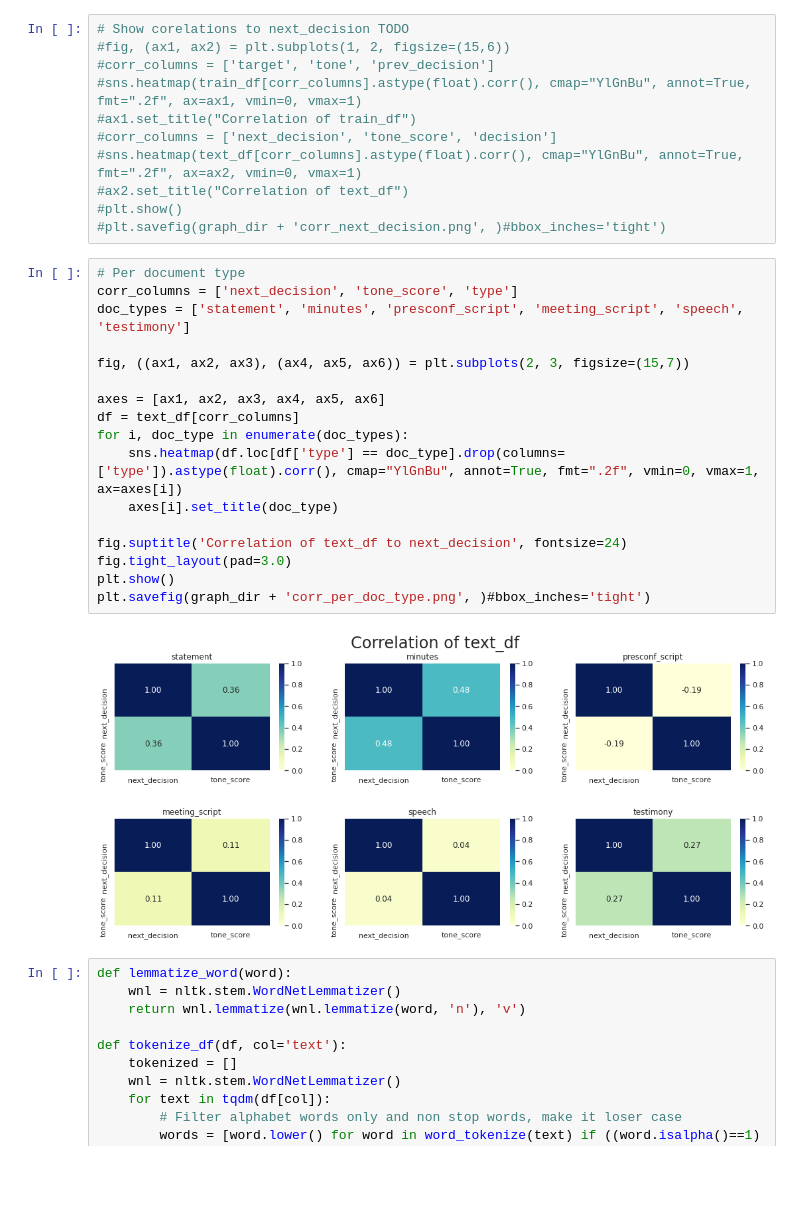
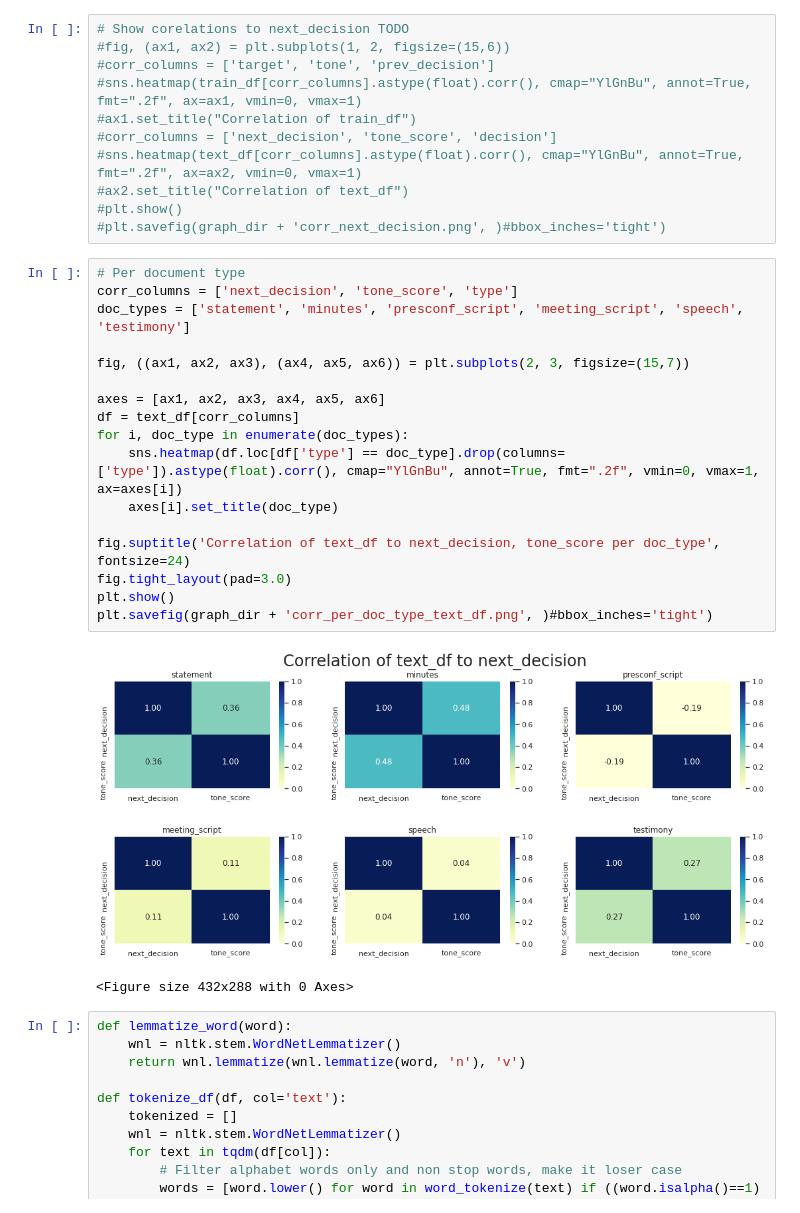
Before and after one commit to seanahmad/NLP-Federal-Reserve-Corpora, a Jupyter notebook: src/6_FOMC_Corpora.ipynb, the cells around one changed output. Saved outputs shown, nothing was run; the diff lists cells and outputs as text; blank space fills up the shorter version.

```diff
--- a/src/6_FOMC_Corpora.ipynb
+++ b/src/6_FOMC_Corpora.ipynb
@@ -760,22 +724,23 @@ train_df
 # %%
 # Per document type
 corr_columns = ['next_decision', 'tone_score', 'type']
 doc_types = ['statement', 'minutes', 'presconf_script', 'meeting_script', 'speech', 'testimony']
 
 fig, ((ax1, ax2, ax3), (ax4, ax5, ax6)) = plt.subplots(2, 3, figsize=(15,7))
 
 axes = [ax1, ax2, ax3, ax4, ax5, ax6]
 df = text_df[corr_columns]
 for i, doc_type in enumerate(doc_types):
     sns.heatmap(df.loc[df['type'] == doc_type].drop(columns=['type']).astype(float).corr(), cmap="YlGnBu", annot=True, fmt=".2f", vmin=0, vmax=1, ax=axes[i])
     axes[i].set_title(doc_type)
 
-fig.suptitle('Correlation of text_df to next_decision', fontsize=24)
+fig.suptitle('Correlation of text_df to next_decision, tone_score per doc_type', fontsize=24)
 fig.tight_layout(pad=3.0)
 plt.show()
-plt.savefig(graph_dir + 'corr_per_doc_type.png', )#bbox_inches='tight')
+plt.savefig(graph_dir + 'corr_per_doc_type_text_df.png', )#bbox_inches='tight')
 # %% [output]
-[figure, old version]
+[figure, new version]
+<Figure size 432x288 with 0 Axes>
 # %%
 def lemmatize_word(word):
     wnl = nltk.stem.WordNetLemmatizer()
```
Also changed, not shown: parts of 24 cells of this notebook, 20 other files.
